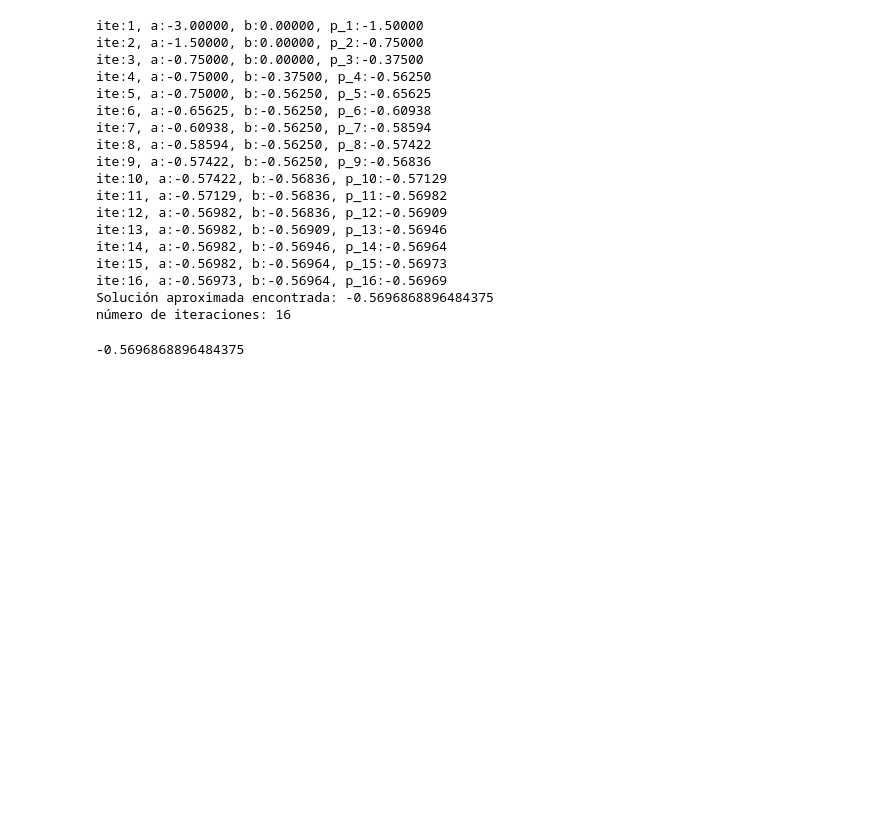
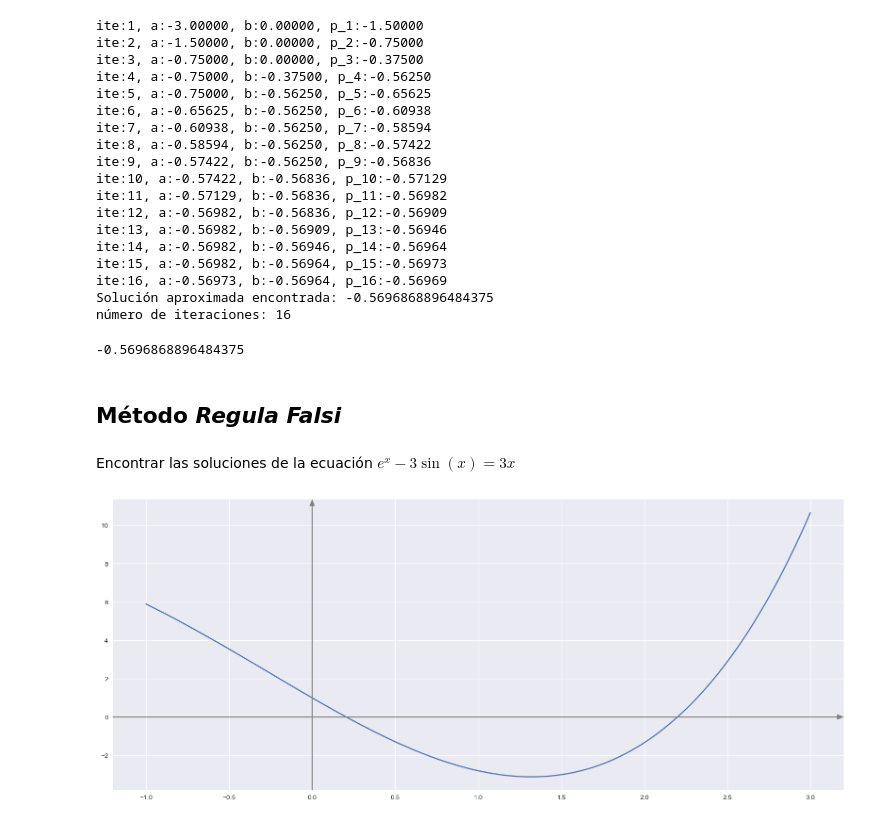
Before and after one commit to caramirezs/MetNum_202260, a Jupyter notebook: 1.0_Solucion_ecuaciones_de_una_variable.ipynb, the cells around one changed output. Cells and saved outputs as stored; diff of their text form; code cells hidden in the pictures; blank space fills up the shorter version.

```diff
--- a/1.0_Solucion_ecuaciones_de_una_variable.ipynb
+++ b/1.0_Solucion_ecuaciones_de_una_variable.ipynb
@@ -82,3 +89,14 @@ ite:16, a:-0.56973, b:-0.56964, p_16:-0.56969
 Solución aproximada encontrada: -0.5696868896484375
 número de iteraciones: 16
 -0.5696868896484375
+# %% [markdown]
+## Método *Regula Falsi*
+# %% [markdown]
+Encontrar las soluciones de la ecuación $e^x - 3 \sin(x) = 3x$
+# %%
+# definimos una nueva función
+f = lambda x: np.exp(x) - 3*np.sin(x) - 3*x
+# %%
+graficar(f, -1, 3)
+# %% [output]
+[figure, added]
```
Also changed, not shown: parts of 8 cells of this notebook.
